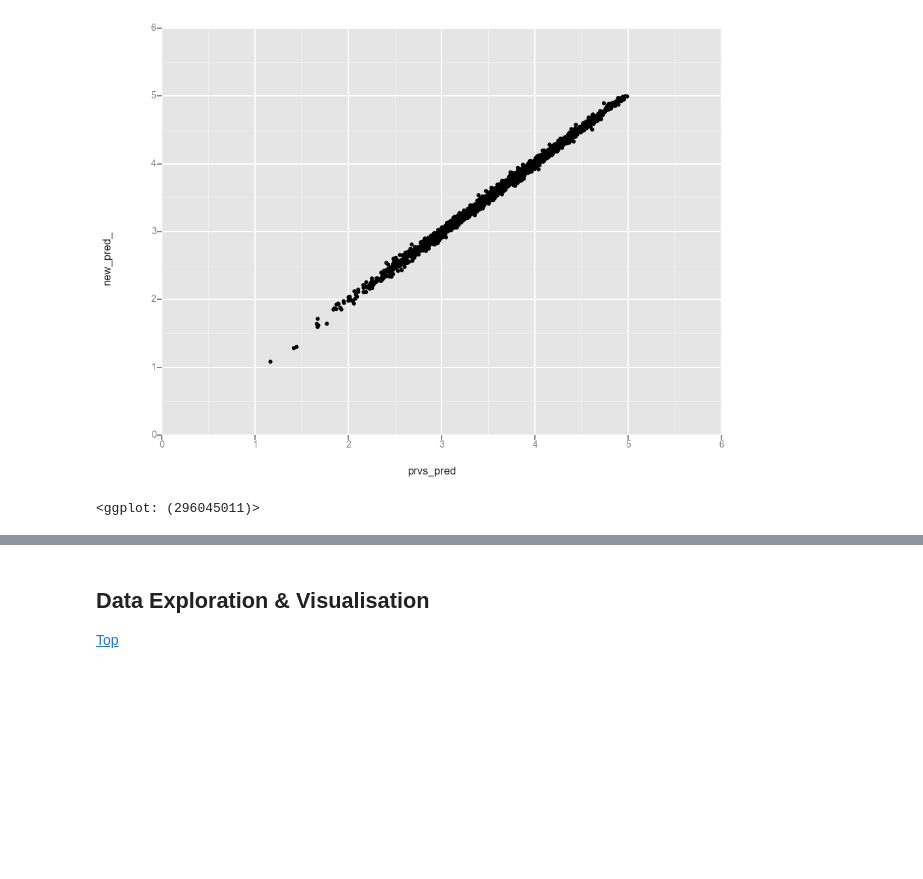
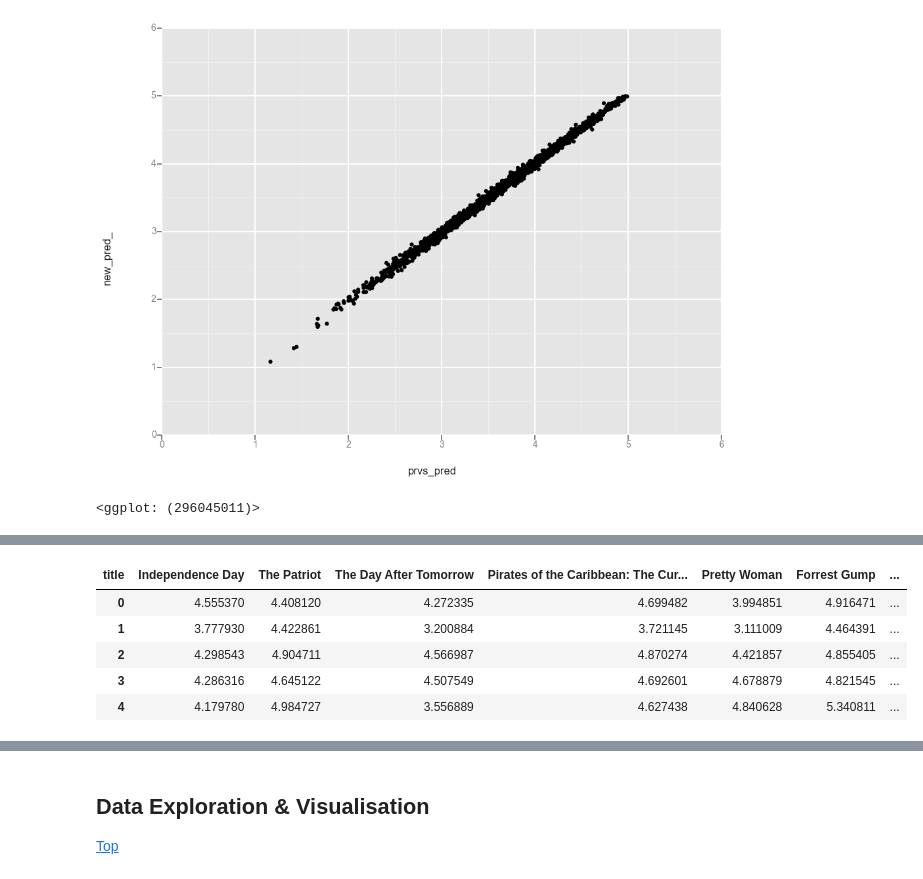
Before and after one commit to AvivNavon/Netflix-Prize, a Jupyter notebook: Netflix_Prize.ipynb, the cells around one changed output, grey strips where cells are left out. Saved outputs shown, nothing was run; the diff lists cells and outputs as text; code cells hidden in the pictures; blank space fills up the shorter version.

```diff
--- a/Netflix_Prize.ipynb
+++ b/Netflix_Prize.ipynb
@@ -1518,0 +1768,23 @@ results_8_6.to_csv("Predictions/Prediction_8_6.csv", index = False)
+# %%
+lambda_ = 0.1
+n_factors = 10
+m, n = Q.shape
+n_iterations = 20
+# %%
+X = 5 * np.random.rand(m, n_factors)
+Y = 5 * np.random.rand(n_factors, n)
+# %%
+def get_error(Q, X, Y, W):
+    return np.sum((W * (Q - np.dot(X, Y)))**2)
+# %%
+weighted_errors = []
+for ii in range(n_iterations):
+    for u, Wu in enumerate(W):
+        X[u] = np.linalg.solve(np.dot(Y, np.dot(np.diag(Wu), Y.T)) + lambda_ * np.eye(n_factors),
+                               np.dot(Y, np.dot(np.diag(Wu), Q[u].T))).T
+    for i, Wi in enumerate(W.T):
+        Y[:,i] = np.linalg.solve(np.dot(X.T, np.dot(np.diag(Wi), X)) + lambda_ * np.eye(n_factors),
+                                 np.dot(X.T, np.dot(np.diag(Wi), Q[:, i])))
+    weighted_errors.append(get_error(Q, X, Y, W))
+    print('{}th iteration is completed'.format(ii))
+weighted_Q_hat = np.dot(X,Y)
@@ -1518,0 +1837,10 @@ results_8_6.to_csv("Predictions/Prediction_8_6.csv", index = False)
+# %%
+mf = pd.DataFrame(weighted_Q_hat, columns = X_rankings_imp.columns)
+mf.head()
+# %% [output]
+| title | Independence Day | The Patriot | The Day After Tomorrow | Pirates of the Caribbean: The Cur... | Pretty Woman | Forrest Gump | ... |
+| 0 | 4.555370 | 4.408120 | 4.272335 | 4.699482 | 3.994851 | 4.916471 | ... |
+| 1 | 3.777930 | 4.422861 | 3.200884 | 3.721145 | 3.111009 | 4.464391 | ... |
+| 2 | 4.298543 | 4.904711 | 4.566987 | 4.870274 | 4.421857 | 4.855405 | ... |
+| 3 | 4.286316 | 4.645122 | 4.507549 | 4.692601 | 4.678879 | 4.821545 | ... |
+| 4 | 4.179780 | 4.984727 | 3.556889 | 4.627438 | 4.840628 | 5.340811 | ... |
```
Also changed, not shown: parts of 63 cells of this notebook, 2 other files.
